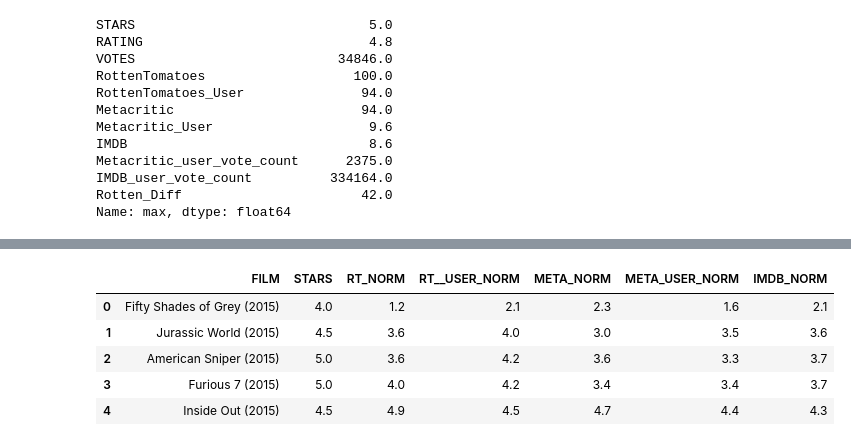
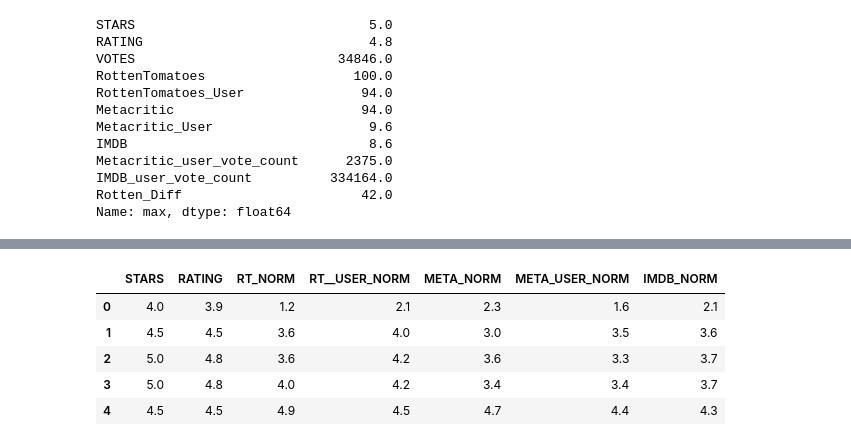
Before and after one commit to Sourabh-Bharale/capStone, a Jupyter notebook: model.ipynb, the cells around one changed output, grey strips where cells are left out. Saved outputs shown, nothing was run; the diff lists cells and outputs as text; code cells hidden in the pictures.

```diff
--- a/model.ipynb
+++ b/model.ipynb
@@ -211,12 +211,12 @@ finalDF.head()
 | 3 | Furious 7 (2015) | 5.0 | 4.8 | 33538 | 2015 | 81 | 84 | 67 | ... |
 | 4 | Inside Out (2015) | 4.5 | 4.5 | 15749 | 2015 | 98 | 90 | 94 | ... |
 # %%
-normalizedScores=finalDF[['FILM', 'STARS','RT_NORM', 'RT__USER_NORM', 'META_NORM', 'META_USER_NORM', 'IMDB_NORM']]
+normalizedScores=finalDF[['STARS', 'RATING','RT_NORM', 'RT__USER_NORM', 'META_NORM', 'META_USER_NORM', 'IMDB_NORM']]
 normalizedScores.head()
 # %% [output]
-|  | FILM | STARS | RT_NORM | RT__USER_NORM | META_NORM | META_USER_NORM | IMDB_NORM |
-| 0 | Fifty Shades of Grey (2015) | 4.0 | 1.2 | 2.1 | 2.3 | 1.6 | 2.1 |
-| 1 | Jurassic World (2015) | 4.5 | 3.6 | 4.0 | 3.0 | 3.5 | 3.6 |
-| 2 | American Sniper (2015) | 5.0 | 3.6 | 4.2 | 3.6 | 3.3 | 3.7 |
-| 3 | Furious 7 (2015) | 5.0 | 4.0 | 4.2 | 3.4 | 3.4 | 3.7 |
-| 4 | Inside Out (2015) | 4.5 | 4.9 | 4.5 | 4.7 | 4.4 | 4.3 |
+|  | STARS | RATING | RT_NORM | RT__USER_NORM | META_NORM | META_USER_NORM | IMDB_NORM |
+| 0 | 4.0 | 3.9 | 1.2 | 2.1 | 2.3 | 1.6 | 2.1 |
+| 1 | 4.5 | 4.5 | 3.6 | 4.0 | 3.0 | 3.5 | 3.6 |
+| 2 | 5.0 | 4.8 | 3.6 | 4.2 | 3.6 | 3.3 | 3.7 |
+| 3 | 5.0 | 4.8 | 4.0 | 4.2 | 3.4 | 3.4 | 3.7 |
+| 4 | 4.5 | 4.5 | 4.9 | 4.5 | 4.7 | 4.4 | 4.3 |
```
Also changed, not shown: parts of 5 cells of this notebook.
